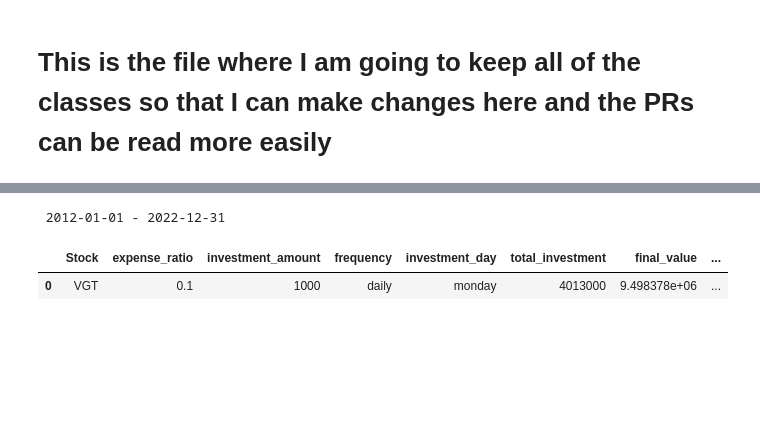
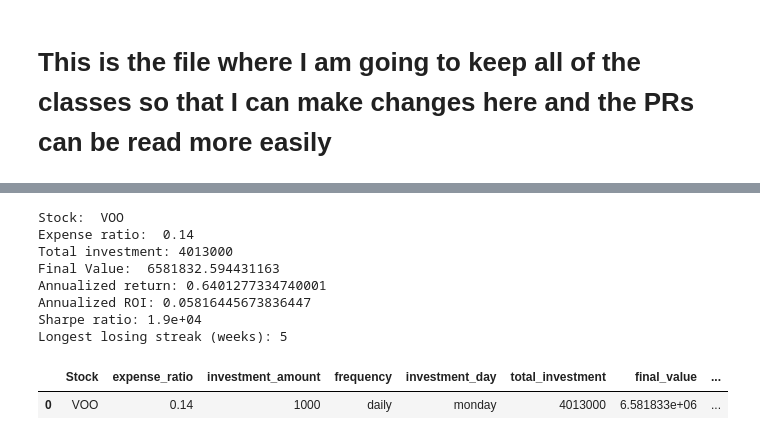
Before and after one commit to bxdong7/FinTrade, a Jupyter notebook: classes.ipynb, the cells around one changed output, grey strips where cells are left out. Saved outputs shown, nothing was run; the diff lists cells and outputs as text; code cells hidden in the pictures; blank space fills up the shorter version.

```diff
--- a/classes.ipynb
+++ b/classes.ipynb
@@ -66,7 +66,7 @@ class dataLoad:
     def load_stocks(self) -> None:
 
         stockDataFrame = pd.DataFrame(self.histData , columns=['Stock', 'Inception_Date', 'Expense_Ratio', 'Category'])
-        return stockDataFrame.head(5)
+        return stockDataFrame
 
     def showETFs(self) -> None:
         return self.etfs
@@ -90,8 +90,8 @@ HistData = data.showHistData()
 stockChoices = data.stockChoosing()
 
 
-input_start_date = input("Enter Start Date: \n")
-input_end_date = input("Enter End Date: \n")
+#input_start_date = input("Enter Start Date: \n")
+#input_end_date = input("Enter End Date: \n")
 # %%
 stockData
 # %% [output]
@@ -840,8 +841,15 @@ class trade:
 # %%
 trader = trade()
 # %%
-trader.single_dca_test()
+trader.dca_portfolio()
 # %% [output]
- 2012-01-01 - 2022-12-31
+Stock:  VOO
+Expense ratio:  0.14
+Total investment: 4013000
+Final Value:  6581832.594431163
+Annualized return: 0.6401277334740001
+Annualized ROI: 0.05816445673836447
+Sharpe ratio: 1.9e+04
+Longest losing streak (weeks): 5
 |  | Stock | expense_ratio | investment_amount | frequency | investment_day | total_investment | final_value | ... |
-| 0 | VGT | 0.1 | 1000 | daily | monday | 4013000 | 9.498378e+06 | ... |
+| 0 | VOO | 0.14 | 1000 | daily | monday | 4013000 | 6.581833e+06 | ... |
```
Also changed, not shown: parts of 4 cells of this notebook, 1 other file.
